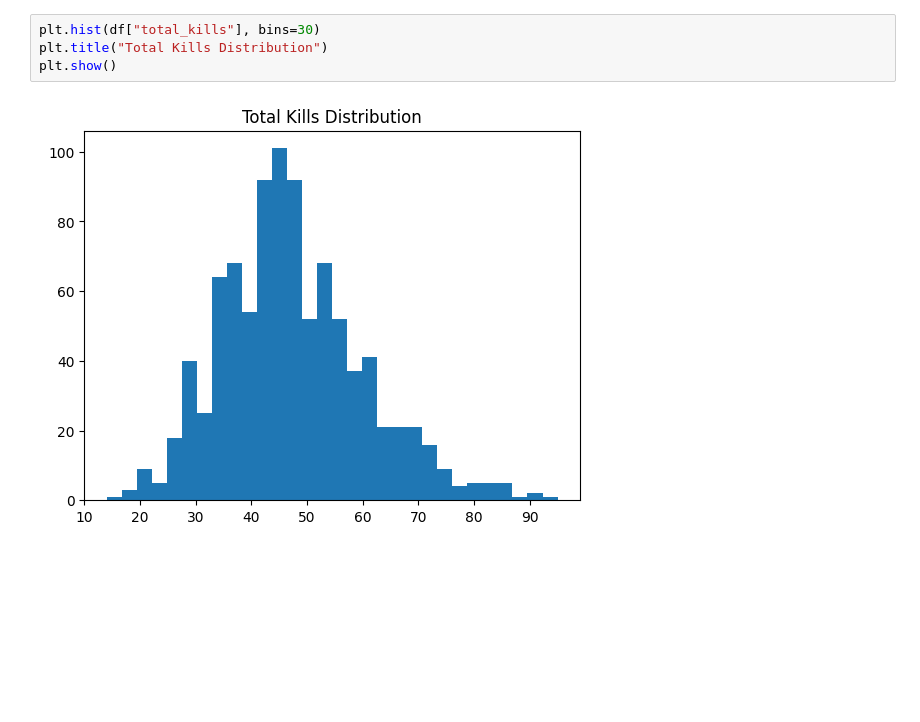
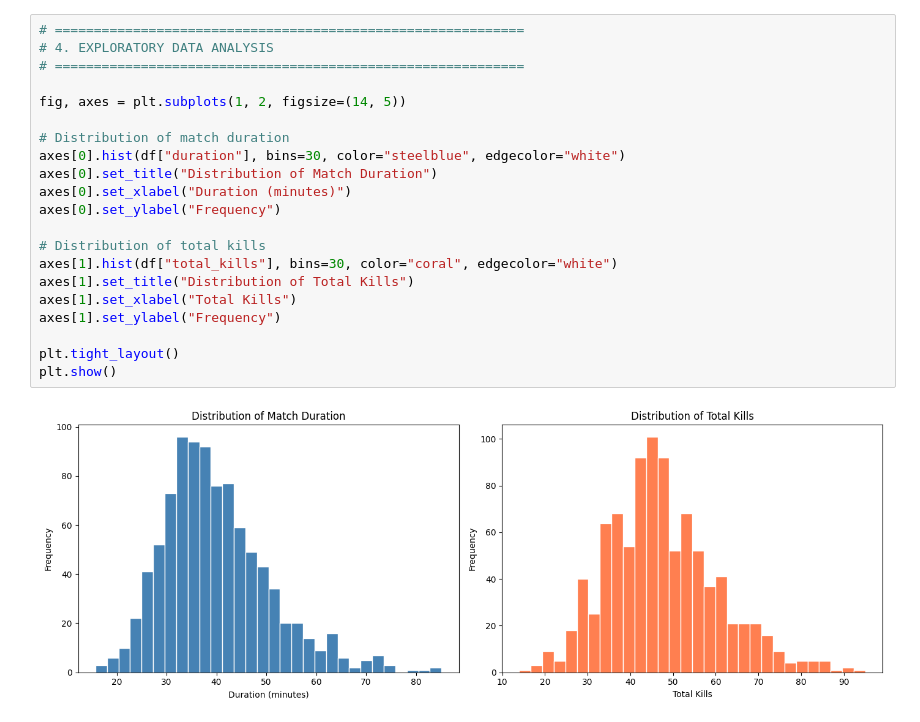
Before and after one commit to chokiarmando-lab/dota2-team-performance-analysis, a Jupyter notebook: notebooks/03-eda.ipynb, the cells around one changed output. Drawn from its saved outputs; the diff is of its cells as text; blank space fills up the shorter version.

```diff
--- a/notebooks/03-eda.ipynb
+++ b/notebooks/03-eda.ipynb
@@ -88,6 +94,23 @@ plt.show()
-# %%
-plt.hist(df["total_kills"], bins=30)
-plt.title("Total Kills Distribution")
-plt.show()
-# %% [output]
-[figure, removed]
+# %%
+# ============================================================
+# 4. EXPLORATORY DATA ANALYSIS
+# ============================================================
+
+fig, axes = plt.subplots(1, 2, figsize=(14, 5))
+
+# Distribution of match duration
+axes[0].hist(df["duration"], bins=30, color="steelblue", edgecolor="white")
+axes[0].set_title("Distribution of Match Duration")
+axes[0].set_xlabel("Duration (minutes)")
+axes[0].set_ylabel("Frequency")
+
+# Distribution of total kills
+axes[1].hist(df["total_kills"], bins=30, color="coral", edgecolor="white")
+axes[1].set_title("Distribution of Total Kills")
+axes[1].set_xlabel("Total Kills")
+axes[1].set_ylabel("Frequency")
+
+plt.tight_layout()
+plt.show()
+# %% [output]
+[figure, added]
```
Also changed, not shown: parts of 26 cells of this notebook, 4 other files.
